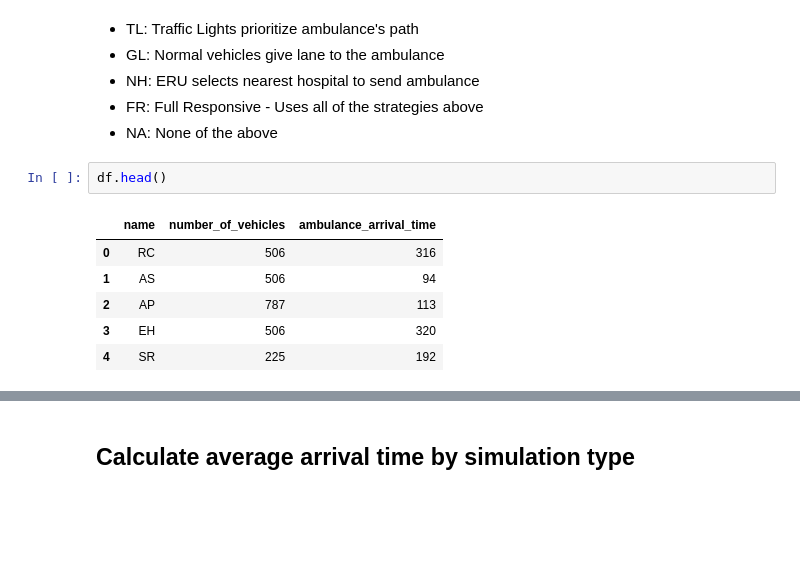
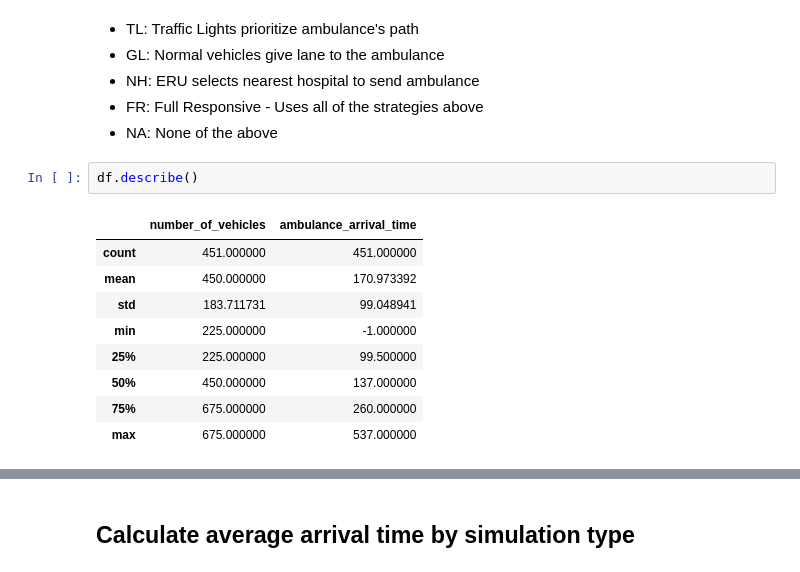
Before and after one commit to jaehnri/vanet-emergency-system, a Jupyter notebook: src/analysis/Analyze Simulation Results.ipynb, the cells around one changed output, grey strips where cells are left out. Drawn from its saved outputs; the diff is of its cells as text; blank space fills up the shorter version.

Commit message:
Change vehicle densities and add latest results

```diff
--- a/src/analysis/Analyze Simulation Results.ipynb
+++ b/src/analysis/Analyze Simulation Results.ipynb
@@ -21,14 +21,17 @@ df = df.drop('Unnamed: 0', axis=1)
 - FR: Full Responsive - Uses all of the strategies above
 - NA: None of the above
 # %%
-df.head()
+df.describe()
 # %% [output]
-|  | name | number_of_vehicles | ambulance_arrival_time |
-| 0 | RC | 506 | 316 |
-| 1 | AS | 506 | 94 |
-| 2 | AP | 787 | 113 |
-| 3 | EH | 506 | 320 |
-| 4 | SR | 225 | 192 |
+|  | number_of_vehicles | ambulance_arrival_time |
+| count | 451.000000 | 451.000000 |
+| mean | 450.000000 | 170.973392 |
+| std | 183.711731 | 99.048941 |
+| min | 225.000000 | -1.000000 |
+| 25% | 225.000000 | 99.500000 |
+| 50% | 450.000000 | 137.000000 |
+| 75% | 675.000000 | 260.000000 |
+| max | 675.000000 | 537.000000 |
 # %%
 def give_simulation_name(df):
     if df.can_change_lane and df.can_open_traffic and df.can_find_nearest_hospital:
```
Also changed, not shown: parts of 8 cells of this notebook, 3 other files.
